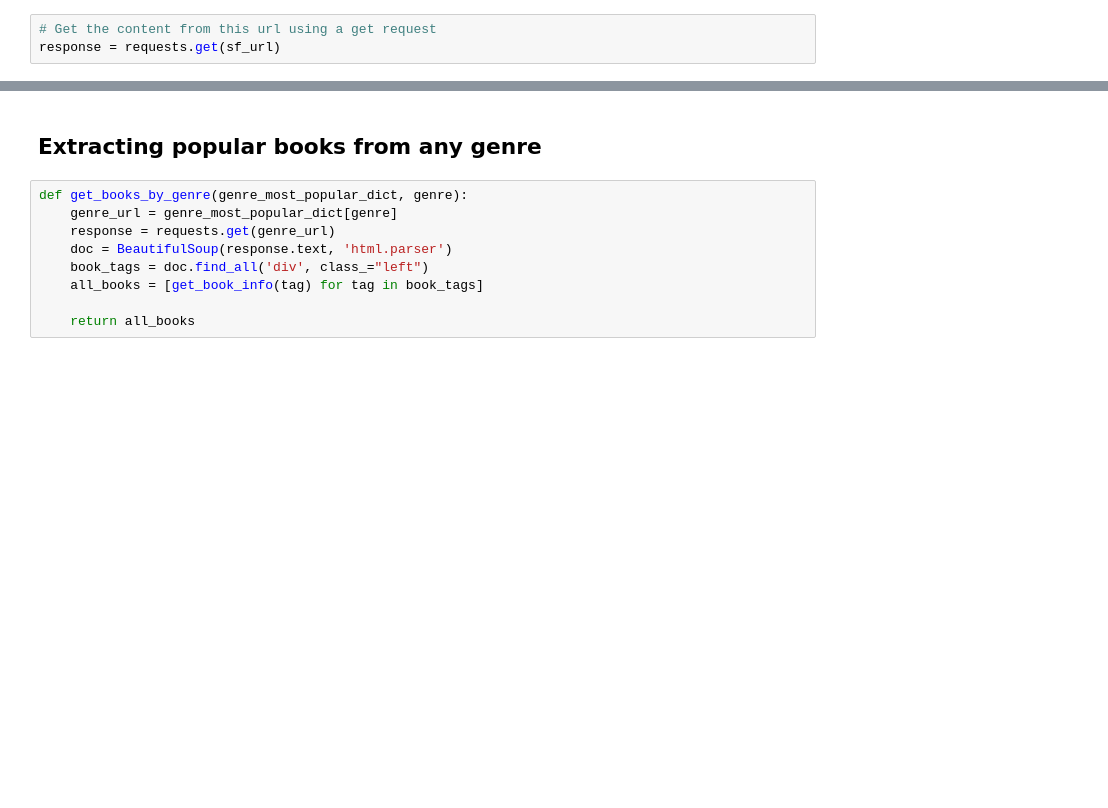
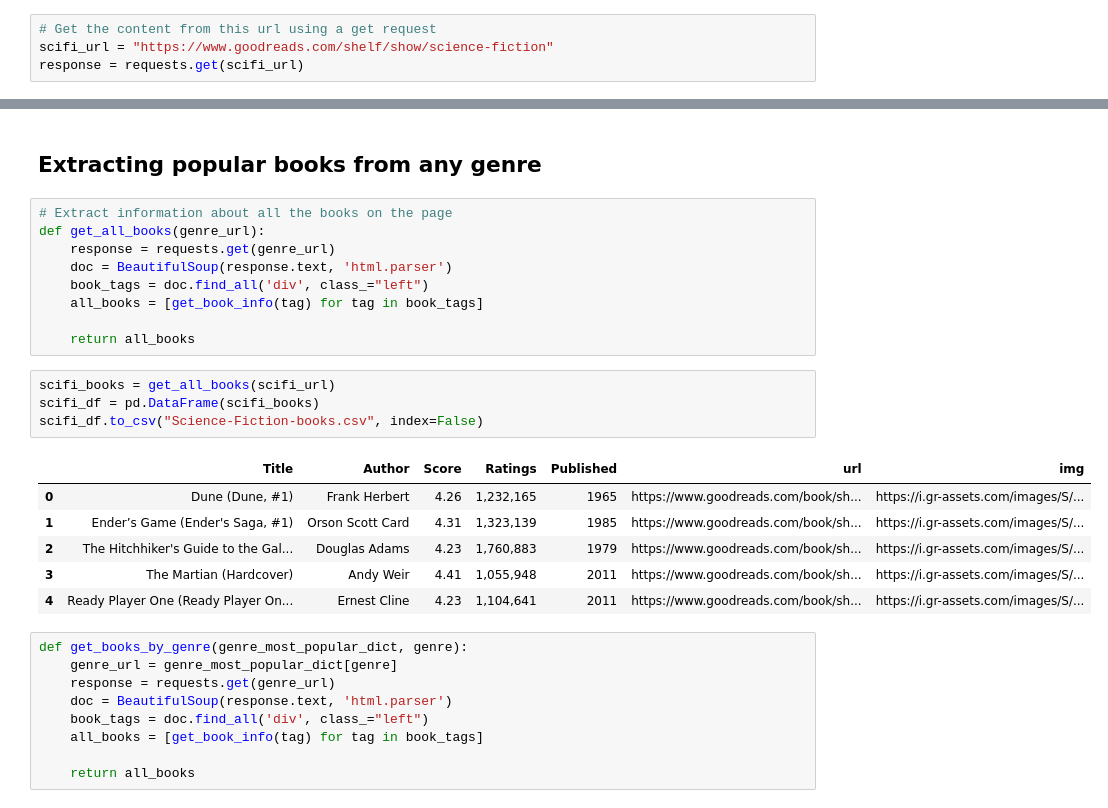
Before and after one commit to nikhil-1e9/web-scraping, a Jupyter notebook: Scraping-goodreads-blog.ipynb, the cells around one changed output, grey strips where cells are left out. Saved outputs shown, nothing was run; the diff lists cells and outputs as text; blank space fills up the shorter version.

```diff
--- a/Scraping-goodreads-blog.ipynb
+++ b/Scraping-goodreads-blog.ipynb
@@ -63,6 +63,7 @@ sf_url
 'https://www.goodreads.com/shelf/show/science-fiction'
 # %%
 # Get the content from this url using a get request
-response = requests.get(sf_url)
+scifi_url = "https://www.goodreads.com/shelf/show/science-fiction"
+response = requests.get(scifi_url)
 # %% [markdown]
 The get method fetches the html of the page given the url address
@@ -257,6 +264,26 @@ all_books_sf[-2:]
 We can extend this for any genre we like. To do that let's write another function that will combine all of what we have done so far into a single function
 # %% [markdown]
 ## Extracting popular books from any genre
+# %%
+# Extract information about all the books on the page
+def get_all_books(genre_url):
+    response = requests.get(genre_url)
+    doc = BeautifulSoup(response.text, 'html.parser')
+    book_tags = doc.find_all('div', class_="left")
+    all_books = [get_book_info(tag) for tag in book_tags]
+
+    return all_books
+# %%
+scifi_books = get_all_books(scifi_url)
+scifi_df = pd.DataFrame(scifi_books)
+scifi_df.to_csv("Science-Fiction-books.csv", index=False)
+# %% [output]
+|  | Title | Author | Score | Ratings | Published | url | img |
+| 0 | Dune (Dune, #1) | Frank Herbert | 4.26 | 1,232,165 | 1965 | https://www.goodreads.com/book/sh... | https://i.gr-assets.com/images/S/... |
+| 1 | Ender’s Game (Ender's Saga, #1) | Orson Scott Card | 4.31 | 1,323,139 | 1985 | https://www.goodreads.com/book/sh... | https://i.gr-assets.com/images/S/... |
+| 2 | The Hitchhiker's Guide to the Gal... | Douglas Adams | 4.23 | 1,760,883 | 1979 | https://www.goodreads.com/book/sh... | https://i.gr-assets.com/images/S/... |
+| 3 | The Martian (Hardcover) | Andy Weir | 4.41 | 1,055,948 | 2011 | https://www.goodreads.com/book/sh... | https://i.gr-assets.com/images/S/... |
+| 4 | Ready Player One (Ready Player On... | Ernest Cline | 4.23 | 1,104,641 | 2011 | https://www.goodreads.com/book/sh... | https://i.gr-assets.com/images/S/... |
 # %%
 def get_books_by_genre(genre_most_popular_dict, genre):
     genre_url = genre_most_popular_dict[genre]
```
Also changed, not shown: parts of 12 cells of this notebook.
